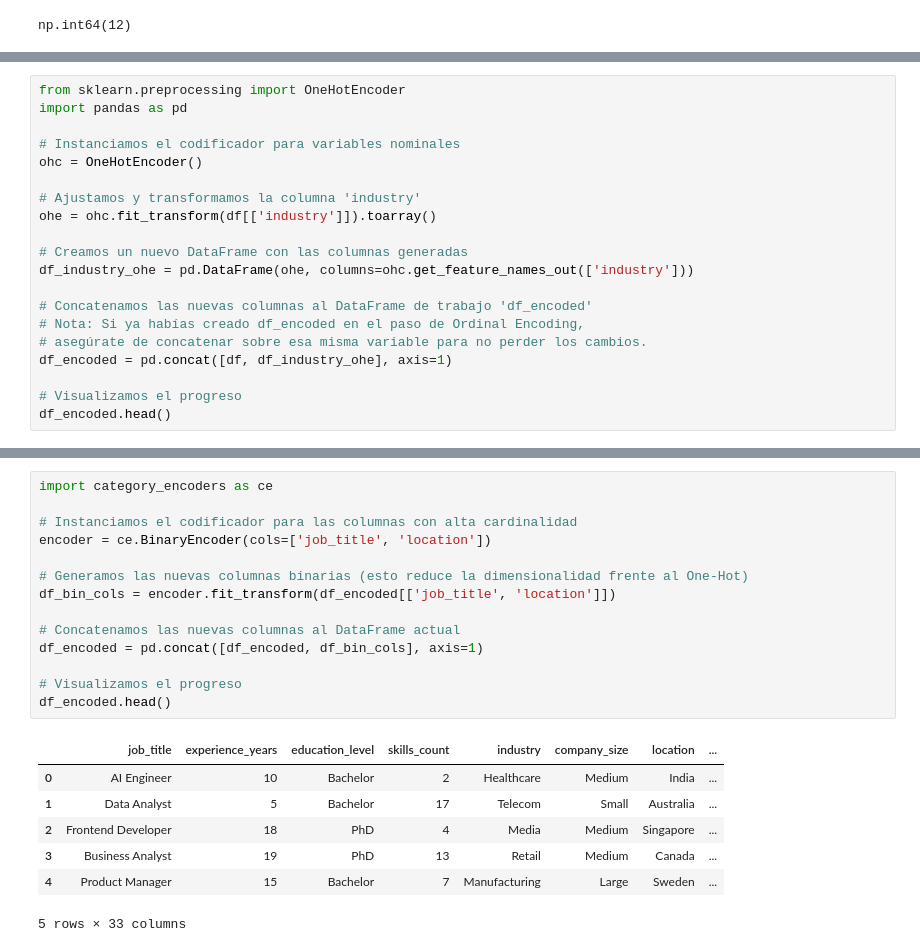
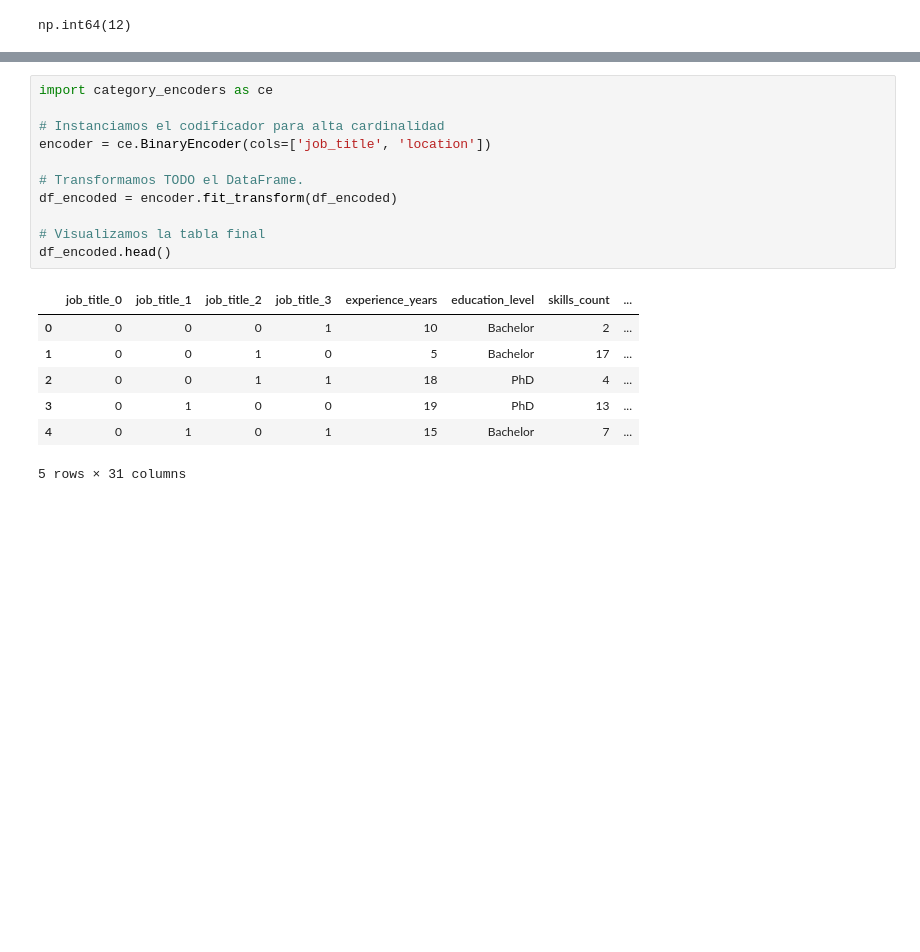
Before and after one commit to Breezlyx/MineriaDeDatos-Entrega1, a Jupyter notebook: Entrega_1.ipynb, the cells around one changed output, grey strips where cells are left out. Drawn from its saved outputs; the diff is of its cells as text; blank space fills up the shorter version.

```diff
--- a/Entrega_1.ipynb
+++ b/Entrega_1.ipynb
@@ -181,20 +185,0 @@ Aplicamos One Hot Encoding para la columna industry
-# %%
-from sklearn.preprocessing import OneHotEncoder
-import pandas as pd
-
-# Instanciamos el codificador para variables nominales
-ohc = OneHotEncoder()
-
-# Ajustamos y transformamos la columna 'industry'
-ohe = ohc.fit_transform(df[['industry']]).toarray()
-
-# Creamos un nuevo DataFrame con las columnas generadas
-df_industry_ohe = pd.DataFrame(ohe, columns=ohc.get_feature_names_out(['industry']))
-
-# Concatenamos las nuevas columnas al DataFrame de trabajo 'df_encoded'
-# Nota: Si ya habías creado df_encoded en el paso de Ordinal Encoding,
-# asegúrate de concatenar sobre esa misma variable para no perder los cambios.
-df_encoded = pd.concat([df, df_industry_ohe], axis=1)
-
-# Visualizamos el progreso
-df_encoded.head()
@@ -211,25 +210,22 @@ Aplicamos Binary Encoder para las columnas job_title y location
 # %%
 import category_encoders as ce
 
-# Instanciamos el codificador para las columnas con alta cardinalidad
+# Instanciamos el codificador para alta cardinalidad
 encoder = ce.BinaryEncoder(cols=['job_title', 'location'])
 
-# Generamos las nuevas columnas binarias (esto reduce la dimensionalidad frente al One-Hot)
-df_bin_cols = encoder.fit_transform(df_encoded[['job_title', 'location']])
+# Transformamos TODO el DataFrame.
+df_encoded = encoder.fit_transform(df_encoded)
 
-# Concatenamos las nuevas columnas al DataFrame actual
-df_encoded = pd.concat([df_encoded, df_bin_cols], axis=1)
-
-# Visualizamos el progreso
+# Visualizamos la tabla final
 df_encoded.head()
 # %% [output]
-|  | job_title | experience_years | education_level | skills_count | industry | company_size | location | ... |
-| 0 | AI Engineer | 10 | Bachelor | 2 | Healthcare | Medium | India | ... |
-| 1 | Data Analyst | 5 | Bachelor | 17 | Telecom | Small | Australia | ... |
-| 2 | Frontend Developer | 18 | PhD | 4 | Media | Medium | Singapore | ... |
-| 3 | Business Analyst | 19 | PhD | 13 | Retail | Medium | Canada | ... |
-| 4 | Product Manager | 15 | Bachelor | 7 | Manufacturing | Large | Sweden | ... |
+|  | job_title_0 | job_title_1 | job_title_2 | job_title_3 | experience_years | education_level | skills_count | ... |
+| 0 | 0 | 0 | 0 | 1 | 10 | Bachelor | 2 | ... |
+| 1 | 0 | 0 | 1 | 0 | 5 | Bachelor | 17 | ... |
+| 2 | 0 | 0 | 1 | 1 | 18 | PhD | 4 | ... |
+| 3 | 0 | 1 | 0 | 0 | 19 | PhD | 13 | ... |
+| 4 | 0 | 1 | 0 | 1 | 15 | Bachelor | 7 | ... |
-5 rows × 33 columns
+5 rows × 31 columns
 # %%
 df_encoded.columns
 # %% [output]
```
Also changed, not shown: parts of 31 cells of this notebook.
